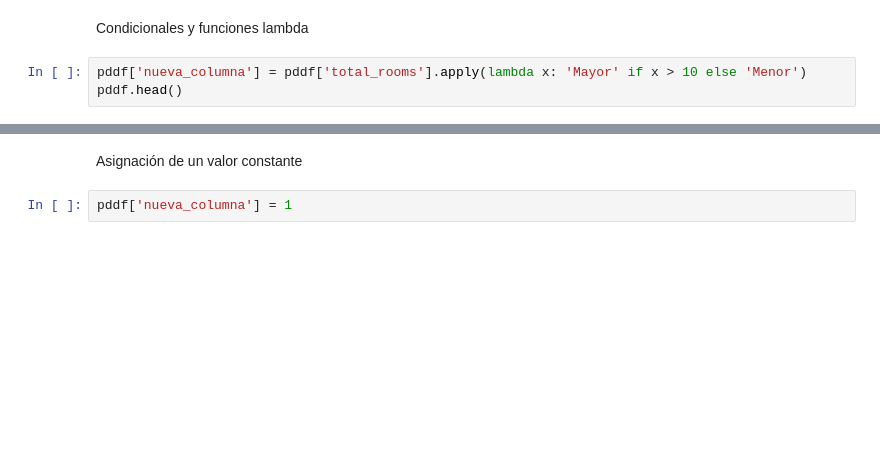
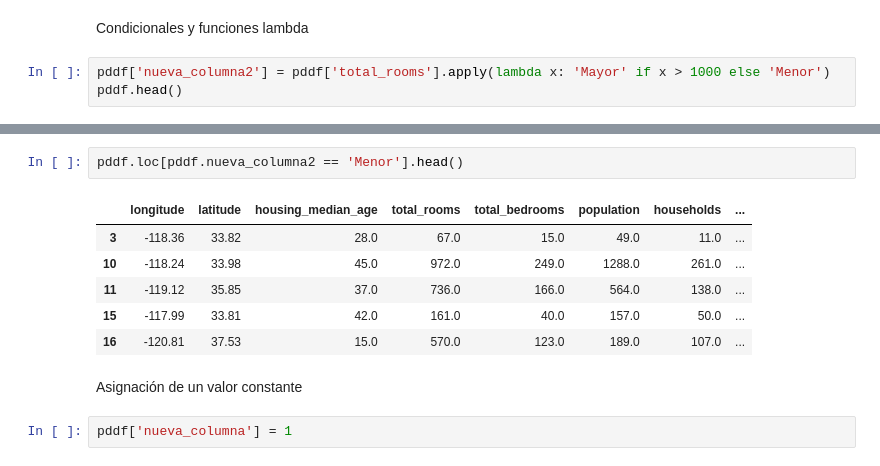
Before and after one commit to JimmyCarrasco/Curso_Python, a Jupyter notebook: modulo_2/4_Pandas_Dataframes.ipynb, the cells around one changed output, grey strips where cells are left out. Drawn from its saved outputs; the diff is of its cells as text; blank space fills up the shorter version.

```diff
--- a/modulo_2/4_Pandas_Dataframes.ipynb
+++ b/modulo_2/4_Pandas_Dataframes.ipynb
@@ -670,5 +702,5 @@ pddf['nueva_columna'] = np.sqrt(pddf['total_rooms'])
 # %% [markdown]
 Condicionales y funciones lambda
 # %%
-pddf['nueva_columna'] = pddf['total_rooms'].apply(lambda x: 'Mayor' if x > 10 else 'Menor')
+pddf['nueva_columna2'] = pddf['total_rooms'].apply(lambda x: 'Mayor' if x > 1000 else 'Menor')
 pddf.head()
@@ -675,3 +714,12 @@ pddf.head()
+# %%
+pddf.loc[pddf.nueva_columna2 == 'Menor'].head()
+# %% [output]
+|  | longitude | latitude | housing_median_age | total_rooms | total_bedrooms | population | households | ... |
+| 3 | -118.36 | 33.82 | 28.0 | 67.0 | 15.0 | 49.0 | 11.0 | ... |
+| 10 | -118.24 | 33.98 | 45.0 | 972.0 | 249.0 | 1288.0 | 261.0 | ... |
+| 11 | -119.12 | 35.85 | 37.0 | 736.0 | 166.0 | 564.0 | 138.0 | ... |
+| 15 | -117.99 | 33.81 | 42.0 | 161.0 | 40.0 | 157.0 | 50.0 | ... |
+| 16 | -120.81 | 37.53 | 15.0 | 570.0 | 123.0 | 189.0 | 107.0 | ... |
 # %% [markdown]
 Asignación de un valor constante
 # %%
```
Also changed, not shown: parts of 28 cells of this notebook.
